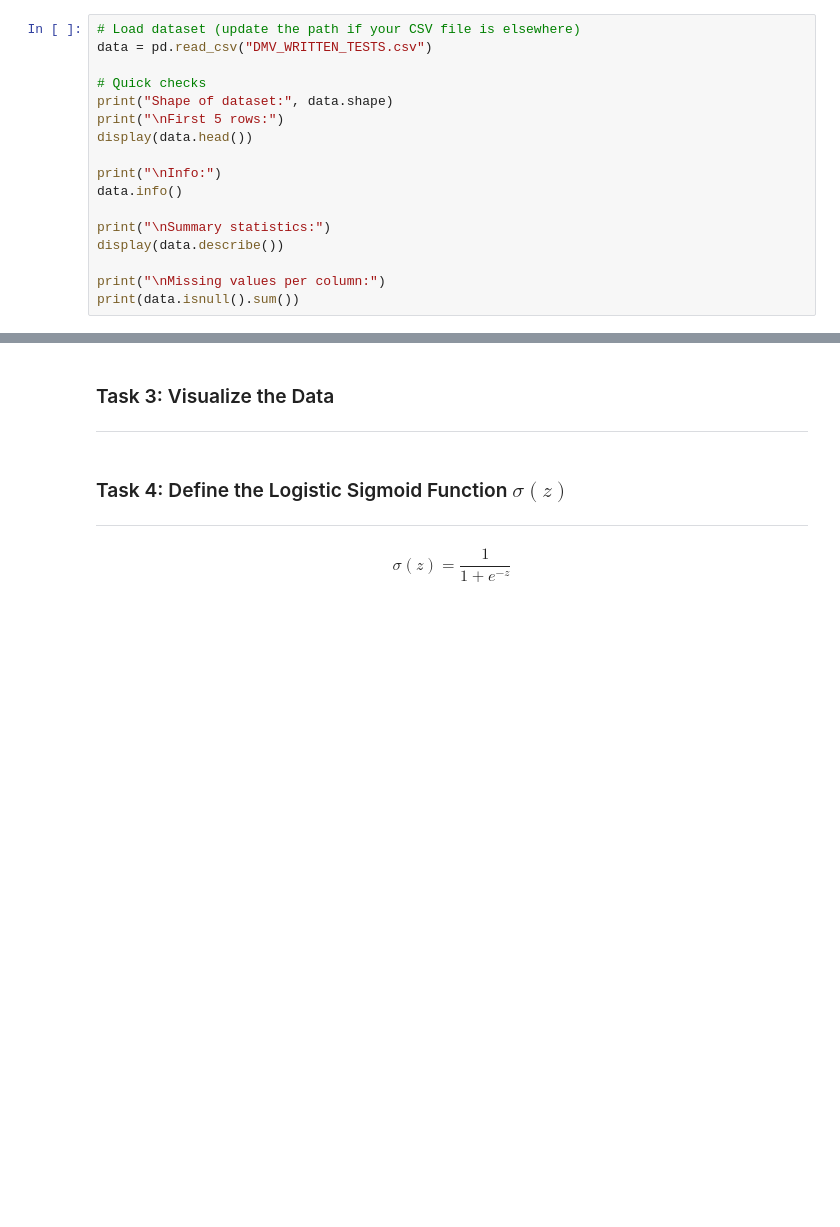
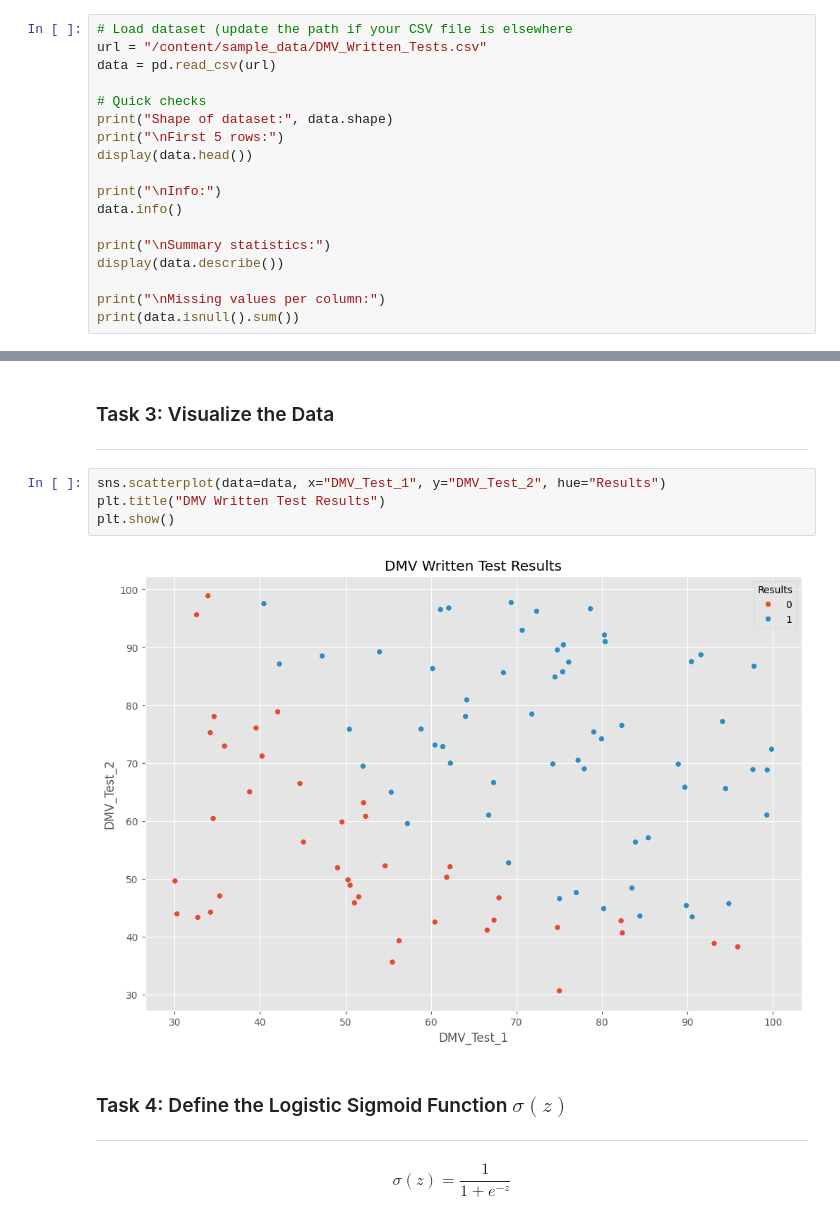
Before and after one commit to Mahesh-Karrevula/ML_LAB, a Jupyter notebook: Logistic_Regression.ipynb, the cells around one changed output, grey strips where cells are left out. Drawn from its saved outputs; the diff is of its cells as text; blank space fills up the shorter version.

```diff
--- a/Logistic_Regression.ipynb
+++ b/Logistic_Regression.ipynb
@@ -14,8 +14,9 @@ plt.style.use("ggplot")
 from pylab import rcParams
 rcParams['figure.figsize'] = 12, 8
 # %%
-# Load dataset (update the path if your CSV file is elsewhere)
-data = pd.read_csv("DMV_WRITTEN_TESTS.csv")
+# Load dataset (update the path if your CSV file is elsewhere
+url = "/content/sample_data/DMV_Written_Tests.csv"
+data = pd.read_csv(url)
 
 # Quick checks
 print("Shape of dataset:", data.shape)
@@ -70,6 +108,12 @@ dtype: int64
 # %% [markdown]
 ### Task 3: Visualize the Data
 ---
+# %%
+sns.scatterplot(data=data, x="DMV_Test_1", y="DMV_Test_2", hue="Results")
+plt.title("DMV Written Test Results")
+plt.show()
+# %% [output]
+[figure, added]
 # %% [markdown]
 ### Task 4: Define the Logistic Sigmoid Function $\sigma(z)$
 ---
```
Also changed, not shown: parts of 9 cells of this notebook.
